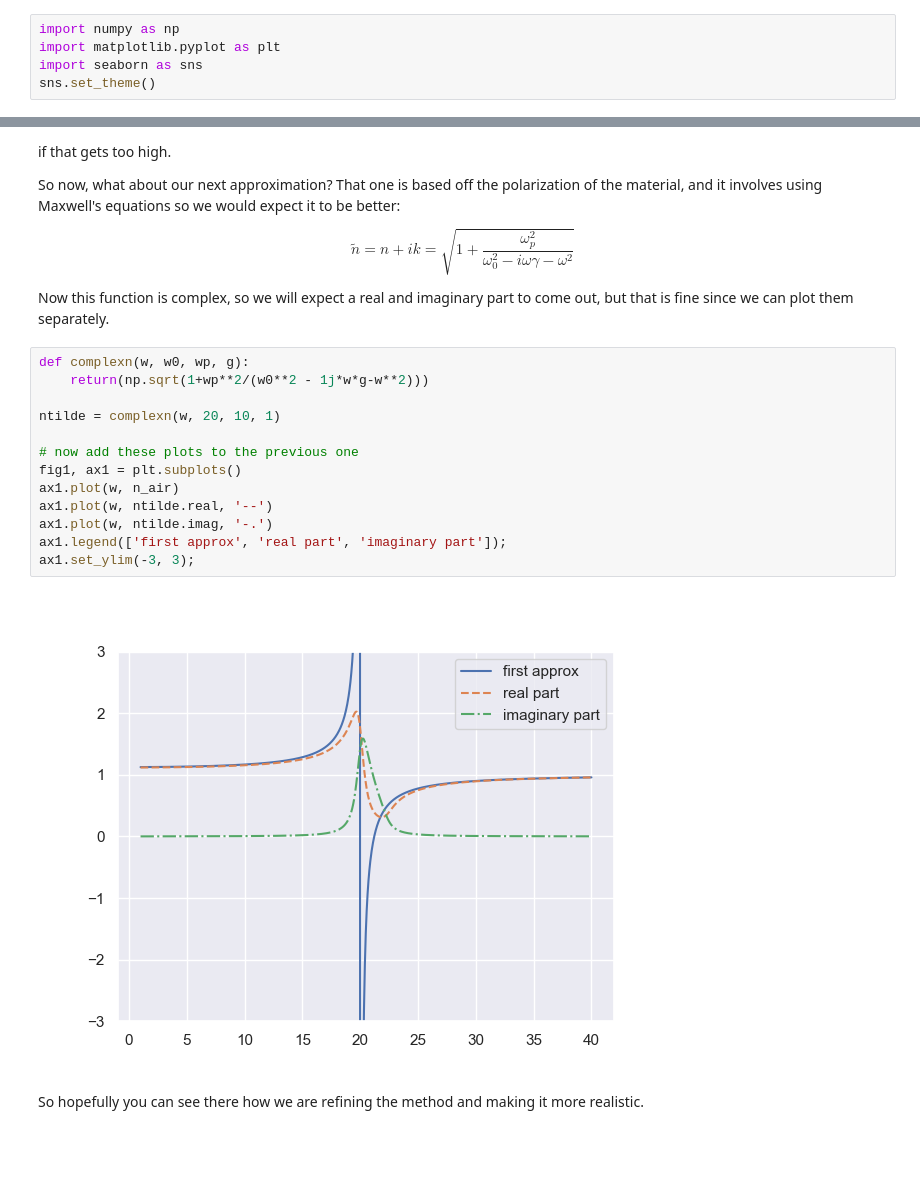
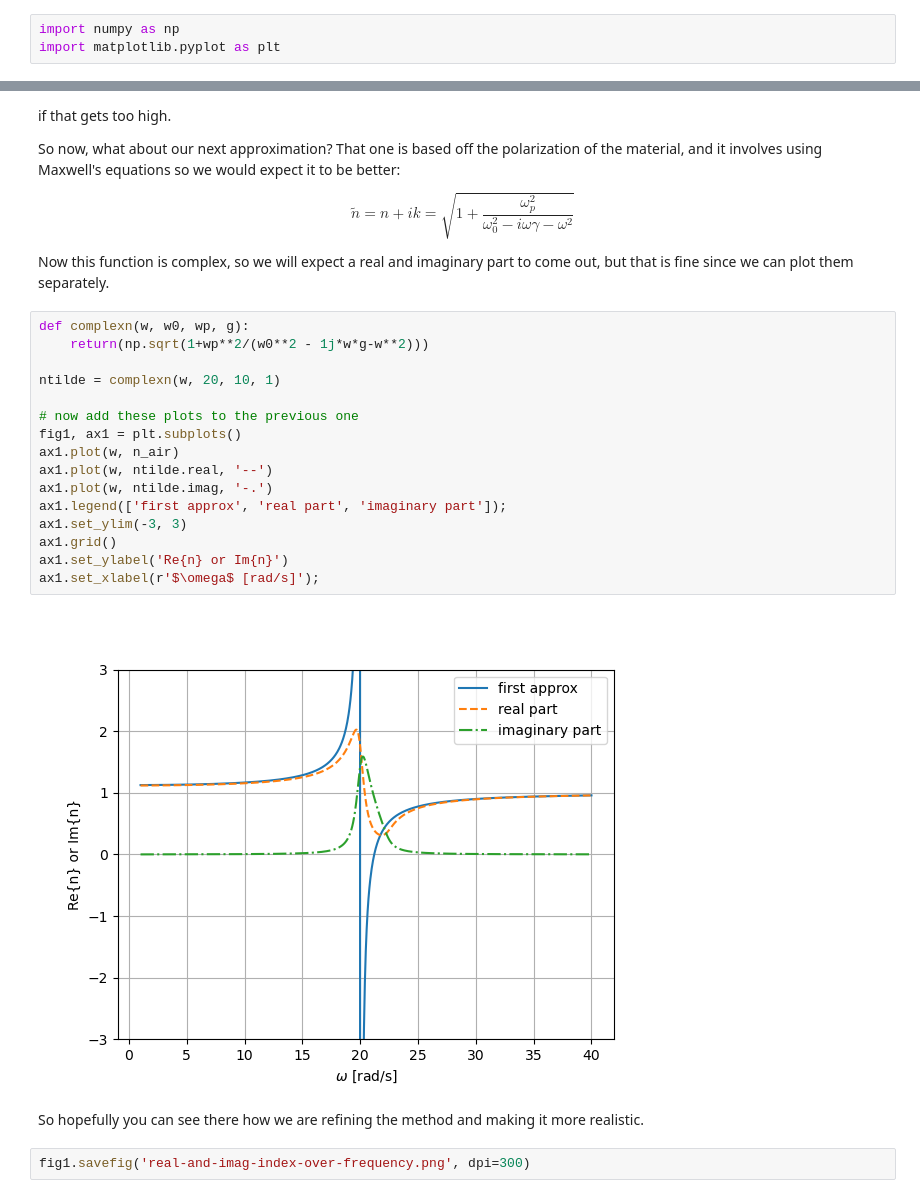
Before and after one commit to ehremington/340-2026-spring, a Jupyter notebook: 260223-plotting-index-v-freq-in-class.ipynb, the cells around one changed output, grey strips where cells are left out. Drawn from its saved outputs; the diff is of its cells as text; blank space fills up the shorter version.

```diff
--- a/260223-plotting-index-v-freq-in-class.ipynb
+++ b/260223-plotting-index-v-freq-in-class.ipynb
@@ -7,8 +7,6 @@ First, we will import some things, then I'll show the first equation, then the n
 # %%
 import numpy as np
 import matplotlib.pyplot as plt
-import seaborn as sns
-sns.set_theme()
 # %% [markdown]
 So the first equation that we had for the index of refraction was this:
 
@@ -48,17 +48,22 @@ Now this function is complex, so we will expect a real and imaginary part to com
 # %%
 def complexn(w, w0, wp, g):
     return(np.sqrt(1+wp**2/(w0**2 - 1j*w*g-w**2)))
 
 ntilde = complexn(w, 20, 10, 1)
 
 # now add these plots to the previous one
 fig1, ax1 = plt.subplots()
 ax1.plot(w, n_air)
 ax1.plot(w, ntilde.real, '--')
 ax1.plot(w, ntilde.imag, '-.')
 ax1.legend(['first approx', 'real part', 'imaginary part']);
-ax1.set_ylim(-3, 3);
+ax1.set_ylim(-3, 3)
+ax1.grid()
+ax1.set_ylabel('Re{n} or Im{n}')
+ax1.set_xlabel(r'$\omega$ [rad/s]');
 # %% [output]
-[figure, old version]
+[figure, new version]
 # %% [markdown]
 So hopefully you can see there how we are refining the method and making it more realistic.
+# %%
+fig1.savefig('real-and-imag-index-over-frequency.png', dpi=300)
```
Also changed, not shown: parts of 1 cell of this notebook, 2 other files.
